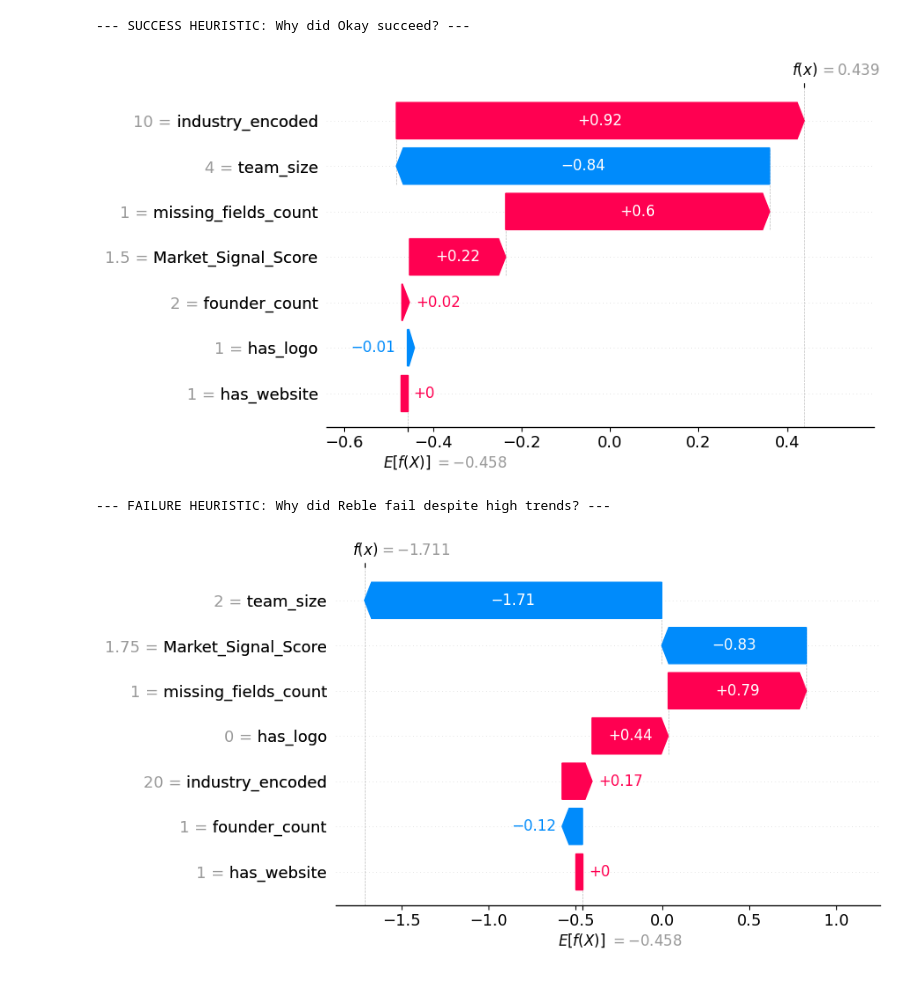
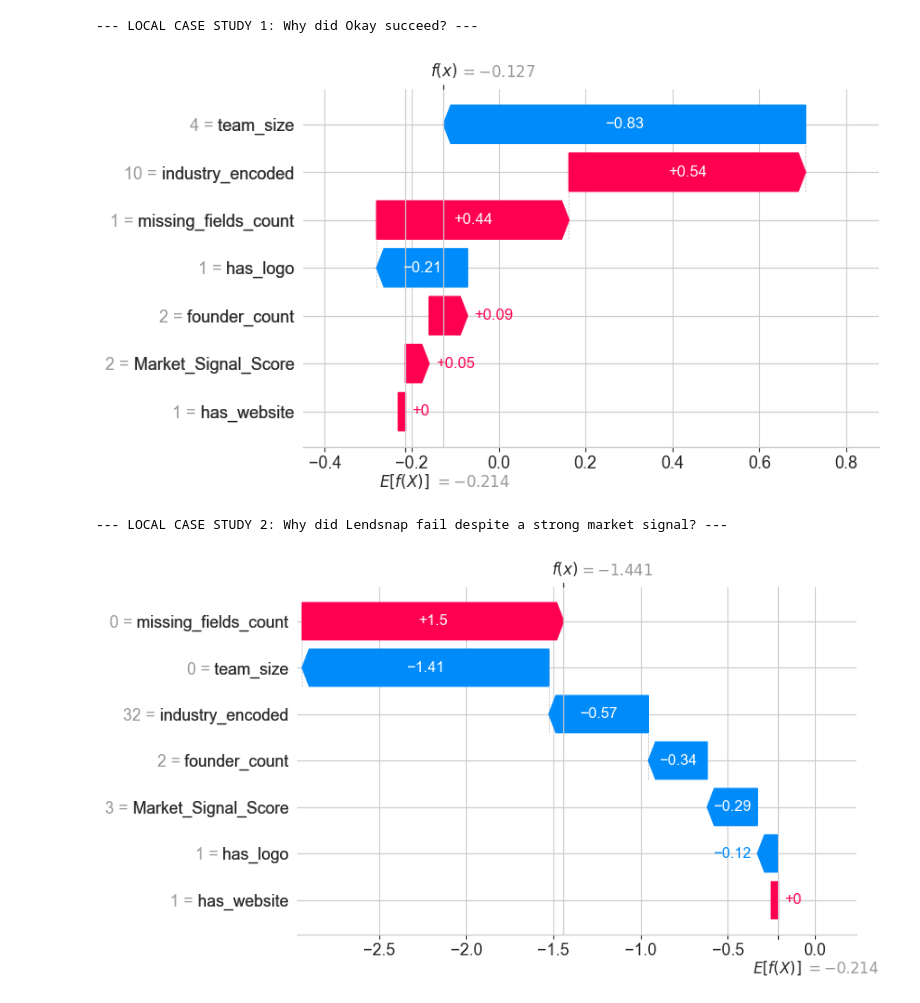
Before and after one commit to nehirlaviva/startup-success-prediction, a Jupyter notebook: yc_pipeline.ipynb, the cells around one changed output. Saved outputs shown, nothing was run; the diff lists cells and outputs as text; code cells hidden in the pictures.

```diff
--- a/yc_pipeline.ipynb
+++ b/yc_pipeline.ipynb
@@ -199,0 +96,15 @@ Success rate for 'Weak Signal Pioneers' (Score 3): ~33.33%
+# %%
+# Create a sample to make SHAP calculations run faster
+X_test_sample = X_test.sample(n=min(200, len(X_test)), random_state=42)
+
+# Calculate SHAP values specifically for XGBoost
+explainer_xgb = shap.TreeExplainer(trained_xgb)
+shap_values_xgb = explainer_xgb.shap_values(X_test_sample)
+
+print("--- SHAP DEPENDENCE PLOT: Market Signal vs Team Size ---")
+shap.dependence_plot(
+    "Market_Signal_Score",
+    shap_values_xgb,
+    X_test_sample,
+    interaction_index="team_size"
+)
@@ -200,28 +114,39 @@ Success rate for 'Weak Signal Pioneers' (Score 3): ~33.33%
 # %%
-# Re-initialize the exact explainer format needed for Waterfall plots
+# Initialize Explainer object needed specifically for Waterfall plots
 explainer_obj = shap.Explainer(trained_xgb, X_test_sample)
 shap_values_sample = explainer_obj(X_test_sample)
 
-# Find a successful startup in the sample
+# Find a successful startup
 success_indices = np.where(y_test.loc[X_test_sample.index] == 1)[0]
 # Find an inactive startup that had a high trend score (The failed pioneer)
 failure_indices = np.where((y_test.loc[X_test_sample.index] == 0) & (X_test_sample['Market_Signal_Score'] > 1.5))[0]
 
 if len(success_indices) > 0:
     idx = success_indices[0]
     startup_name = df_scored.loc[X_test_sample.index[idx], 'name']
-    print(f"--- SUCCESS HEURISTIC: Why did {startup_name} succeed? ---")
-    shap.plots.waterfall(shap_values_sample[idx])
+    print(f"--- LOCAL CASE STUDY 1: Why did {startup_name} succeed? ---")
+
+    plt.figure() # Clears the canvas to prevent overlaps
+    # Handle the shape output dynamically based on SHAP version
+    if len(shap_values_sample.shape) == 3:
+        shap.plots.waterfall(shap_values_sample[idx, :, 1])
+    else:
+        shap.plots.waterfall(shap_values_sample[idx])
     plt.show()
 
 if len(failure_indices) > 0:
     idx = failure_indices[0]
     startup_name = df_scored.loc[X_test_sample.index[idx], 'name']
-    print(f"\n--- FAILURE HEURISTIC: Why did {startup_name} fail despite high trends? ---")
-    shap.plots.waterfall(shap_values_sample[idx])
+    print(f"\n--- LOCAL CASE STUDY 2: Why did {startup_name} fail despite a strong market signal? ---")
+
+    plt.figure() # Clears the canvas to prevent overlaps
+    if len(shap_values_sample.shape) == 3:
+        shap.plots.waterfall(shap_values_sample[idx, :, 1])
+    else:
+        shap.plots.waterfall(shap_values_sample[idx])
     plt.show()
 # %% [output]
---- SUCCESS HEURISTIC: Why did Okay succeed? ---
+--- LOCAL CASE STUDY 1: Why did Okay succeed? ---
-[figure, old version]
+[figure, new version]
---- FAILURE HEURISTIC: Why did Reble fail despite high trends? ---
+--- LOCAL CASE STUDY 2: Why did Lendsnap fail despite a strong market signal? ---
-[figure, old version]
+[figure, new version]
```
Also changed, not shown: parts of 10 cells of this notebook, 3 other files.
